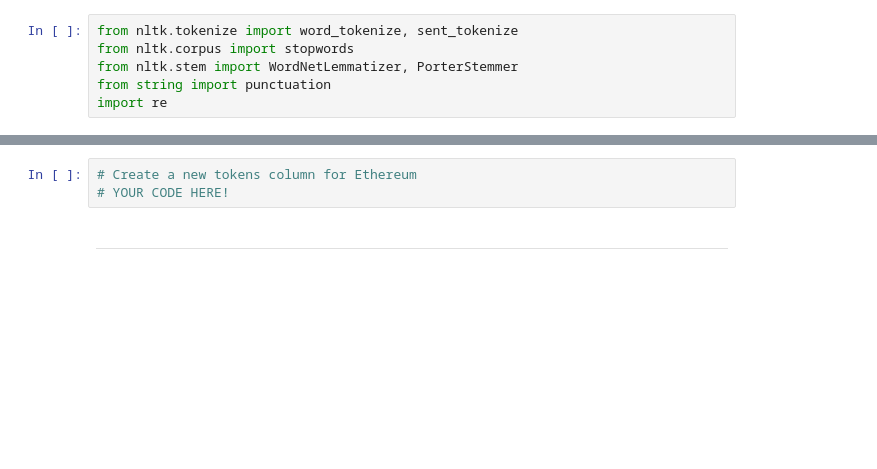
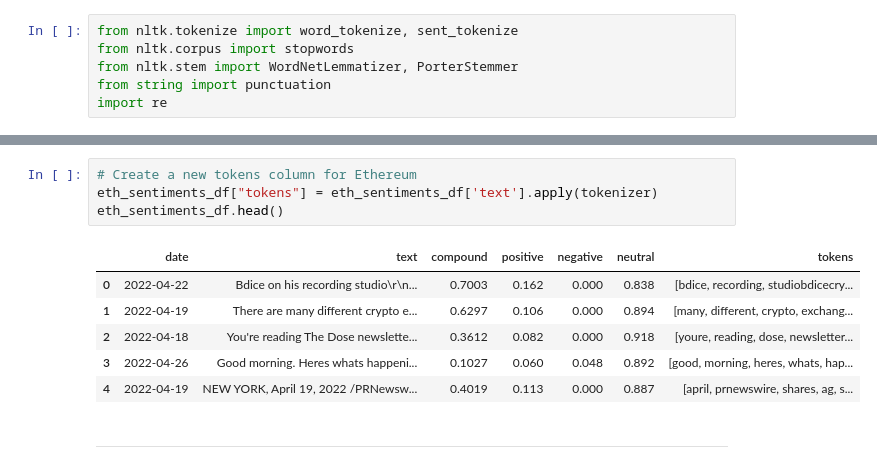
Before and after one commit to nomadic-me/Tales-from-the-Crypto, a Jupyter notebook: crypto_sentiment.ipynb, the cells around one changed output, grey strips where cells are left out. Cells and saved outputs as stored; diff of their text form; blank space fills up the shorter version.

```diff
--- a/crypto_sentiment.ipynb
+++ b/crypto_sentiment.ipynb
@@ -261,6 +265,14 @@ def tokenizer(text):
 # %%
 # Create a new tokens column for Ethereum
-# YOUR CODE HERE!
+eth_sentiments_df["tokens"] = eth_sentiments_df['text'].apply(tokenizer)
+eth_sentiments_df.head()
+# %% [output]
+|  | date | text | compound | positive | negative | neutral | tokens |
+| 0 | 2022-04-22 | Bdice on his recording studio\r\n... | 0.7003 | 0.162 | 0.000 | 0.838 | [bdice, recording, studiobdicecry... |
+| 1 | 2022-04-19 | There are many different crypto e... | 0.6297 | 0.106 | 0.000 | 0.894 | [many, different, crypto, exchang... |
+| 2 | 2022-04-18 | You're reading The Dose newslette... | 0.3612 | 0.082 | 0.000 | 0.918 | [youre, reading, dose, newsletter... |
+| 3 | 2022-04-26 | Good morning. Heres whats happeni... | 0.1027 | 0.060 | 0.048 | 0.892 | [good, morning, heres, whats, hap... |
+| 4 | 2022-04-19 | NEW YORK, April 19, 2022 /PRNewsw... | 0.4019 | 0.113 | 0.000 | 0.887 | [april, prnewswire, shares, ag, s... |
 # %% [markdown]
 ---
 # %% [markdown]
```
Also changed, not shown: parts of 7 cells of this notebook.
